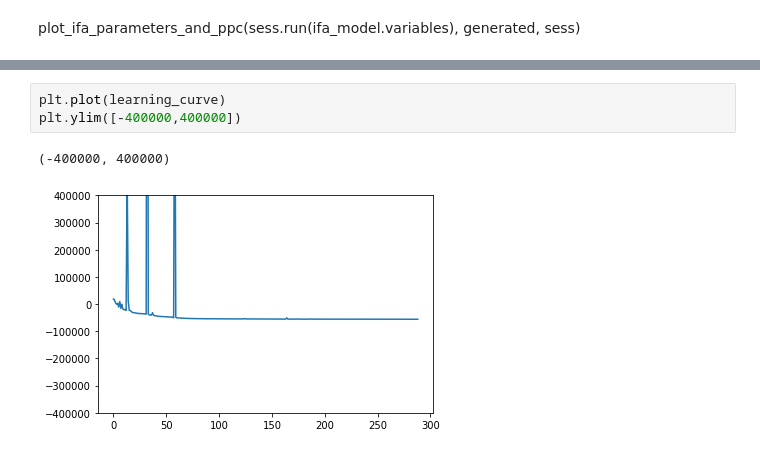
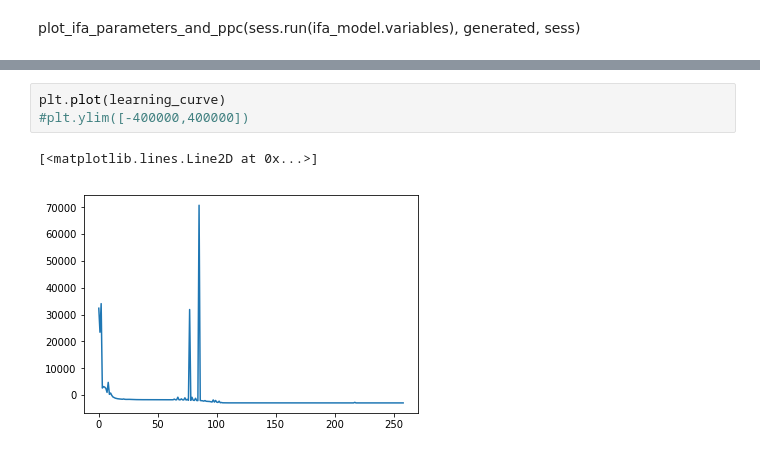
Before and after one commit to deoxyribose/FactOrCluster, a Jupyter notebook: notebooks/cifa_validation.ipynb, the cells around one changed output, grey strips where cells are left out. Cells and saved outputs as stored; diff of their text form.

```diff
--- a/notebooks/cifa_validation.ipynb
+++ b/notebooks/cifa_validation.ipynb
@@ -108,6 +109,6 @@ learning_curve[0]
 # %%
 plt.plot(learning_curve)
-plt.ylim([-400000,400000])
+#plt.ylim([-400000,400000])
 # %% [output]
-(-400000, 400000)
+[<matplotlib.lines.Line2D at 0x...>]
-[figure, old version]
+[figure, new version]
```
Also changed, not shown: parts of 36 cells of this notebook, 1 other file.
